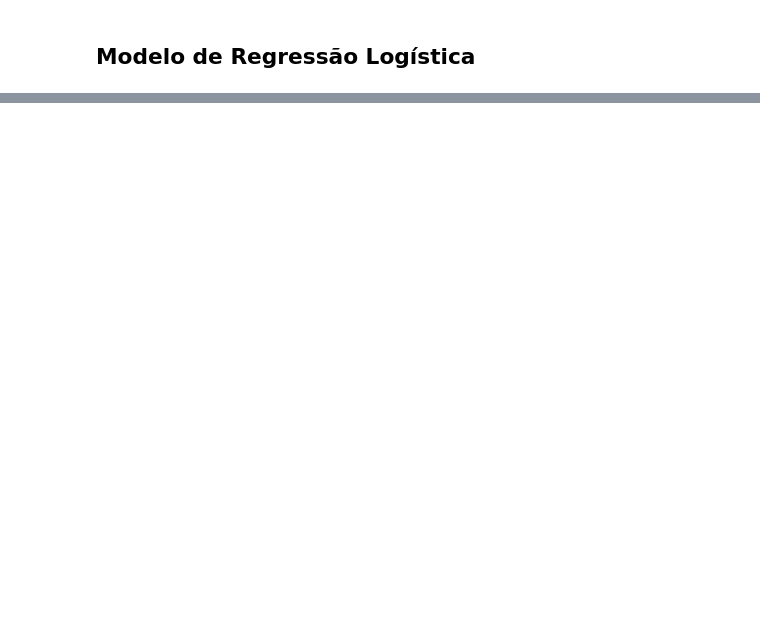
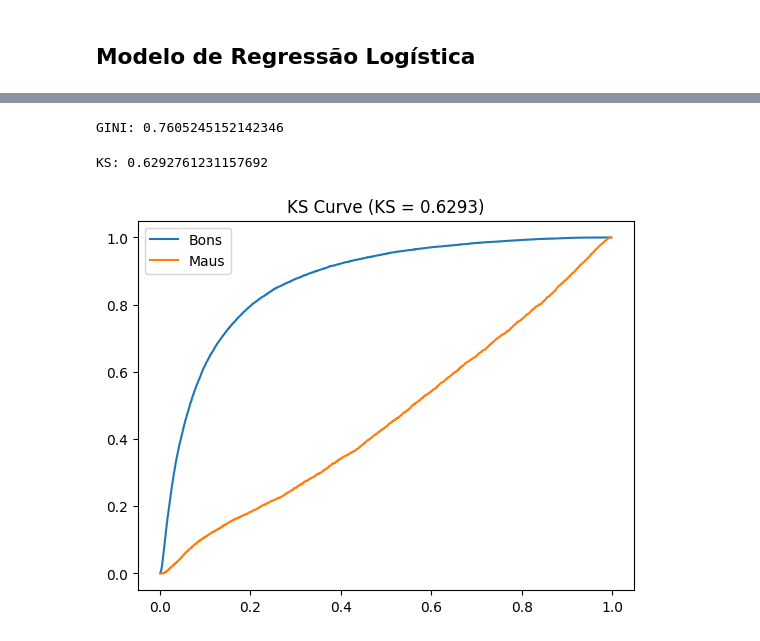
Before and after one commit to lucasgabwinter/modelo-pd-rl, a Jupyter notebook: caderno.ipynb, the cells around one changed output, grey strips where cells are left out. Cells and saved outputs as stored; diff of their text form; code cells hidden in the pictures; blank space fills up the shorter version.

```diff
--- a/caderno.ipynb
+++ b/caderno.ipynb
@@ -365,0 +421,4 @@ df.head()
+# %%
+nome_ajustado = f'{var_bin}_woe'
+df[nome_ajustado] = optb_valor.transform(df[var_bin], metric='woe')
+df[[var_bin, nome_ajustado]].head()
@@ -391,0 +527,10 @@ LogisticRegression()
+# %%
+# Os coeficientes do statsmodels e sklearn são semelhantes
+# Vou seguir com sklearn
+from sklearn.linear_model import LogisticRegression
+model = LogisticRegression()
+
+model.fit(X, Y)
+
+y_prob = model.predict_proba(X)[:, 1]
+y_pred = (y_prob >= 0.5).astype(int)
@@ -391,0 +594,31 @@ LogisticRegression()
+# %%
+gini = 2 * auc - 1
+print("GINI:", gini)
+# %% [output]
+GINI: 0.7605245152142346
+# %%
+df_ks = pd.DataFrame({
+    'y': Y,
+    'prob': y_prob
+})
+
+df_ks = df_ks.sort_values('prob')
+
+df_ks['cum_good'] = (df_ks['y'] == 0).cumsum() / (df_ks['y'] == 0).sum()
+df_ks['cum_bad'] = (df_ks['y'] == 1).cumsum() / (df_ks['y'] == 1).sum()
+
+df_ks['ks'] = abs(df_ks['cum_bad'] - df_ks['cum_good'])
+
+ks = df_ks['ks'].max()
+
+print("KS:", ks)
+# %% [output]
+KS: 0.6292761231157692
+# %%
+plt.plot(df_ks['prob'], df_ks['cum_good'], label='Bons')
+plt.plot(df_ks['prob'], df_ks['cum_bad'], label='Maus')
+plt.legend()
+plt.title(f'KS Curve (KS = {ks:.4f})')
+plt.show()
+# %% [output]
+[figure, added]
```
Also changed, not shown: parts of 51 cells of this notebook, 5 other files.
